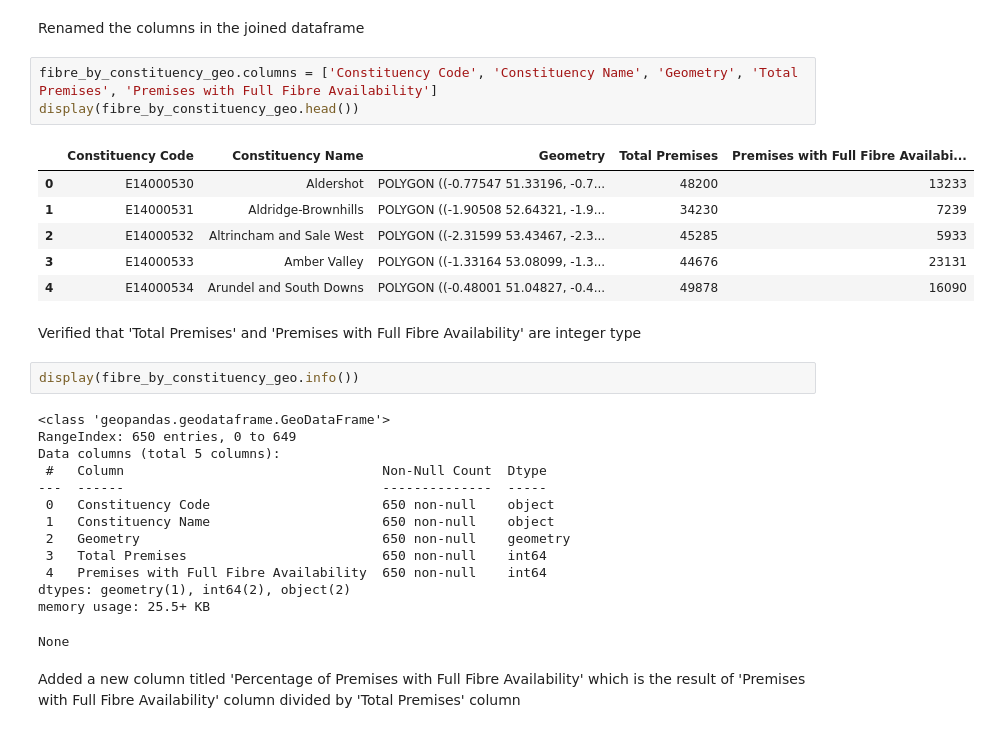
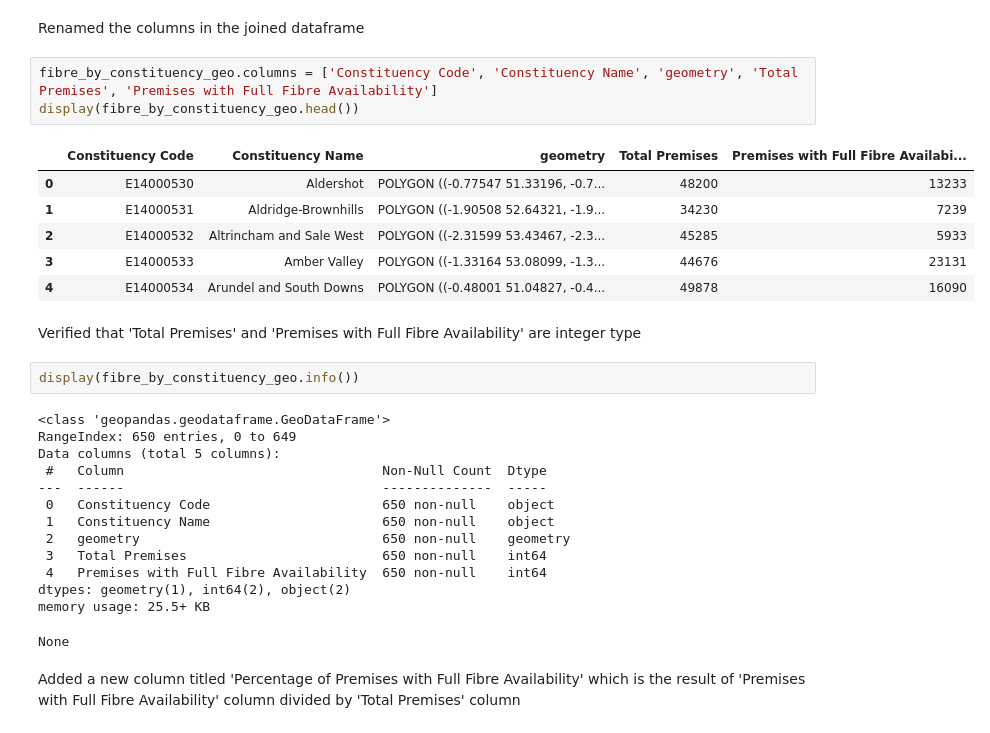
Before and after one commit to yuliiabosher/Fiber-optic-project, a Jupyter notebook: Parliamentary_constituencies_FTTP.ipynb, the cells around one changed output. Saved outputs shown, nothing was run; the diff lists cells and outputs as text.

```diff
--- a/Parliamentary_constituencies_FTTP.ipynb
+++ b/Parliamentary_constituencies_FTTP.ipynb
@@ -141,10 +142,10 @@ display(fibre_by_constituency_geo.head())
 # %% [markdown]
 Renamed the columns in the joined dataframe
 # %%
-fibre_by_constituency_geo.columns = ['Constituency Code', 'Constituency Name', 'Geometry', 'Total Premises', 'Premises with Full Fibre Availability']
+fibre_by_constituency_geo.columns = ['Constituency Code', 'Constituency Name', 'geometry', 'Total Premises', 'Premises with Full Fibre Availability']
 display(fibre_by_constituency_geo.head())
 # %% [output]
-|  | Constituency Code | Constituency Name | Geometry | Total Premises | Premises with Full Fibre Availabi... |
+|  | Constituency Code | Constituency Name | geometry | Total Premises | Premises with Full Fibre Availabi... |
 | 0 | E14000530 | Aldershot | POLYGON ((-0.77547 51.33196, -0.7... | 48200 | 13233 |
 | 1 | E14000531 | Aldridge-Brownhills | POLYGON ((-1.90508 52.64321, -1.9... | 34230 | 7239 |
 | 2 | E14000532 | Altrincham and Sale West | POLYGON ((-2.31599 53.43467, -2.3... | 45285 | 5933 |
@@ -162,7 +163,7 @@ Data columns (total 5 columns):
 ---  ------                                 --------------  -----
  0   Constituency Code                      650 non-null    object
  1   Constituency Name                      650 non-null    object
- 2   Geometry                               650 non-null    geometry
+ 2   geometry                               650 non-null    geometry
  3   Total Premises                         650 non-null    int64
  4   Premises with Full Fibre Availability  650 non-null    int64
 dtypes: geometry(1), int64(2), object(2)
```
Also changed, not shown: parts of 5 cells of this notebook.
